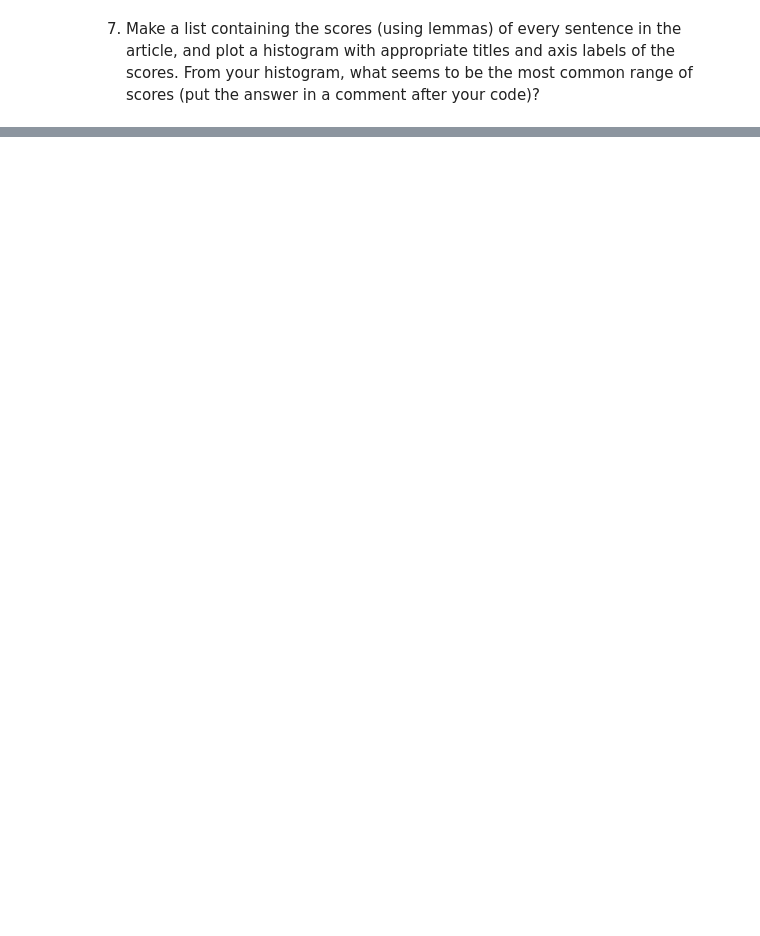
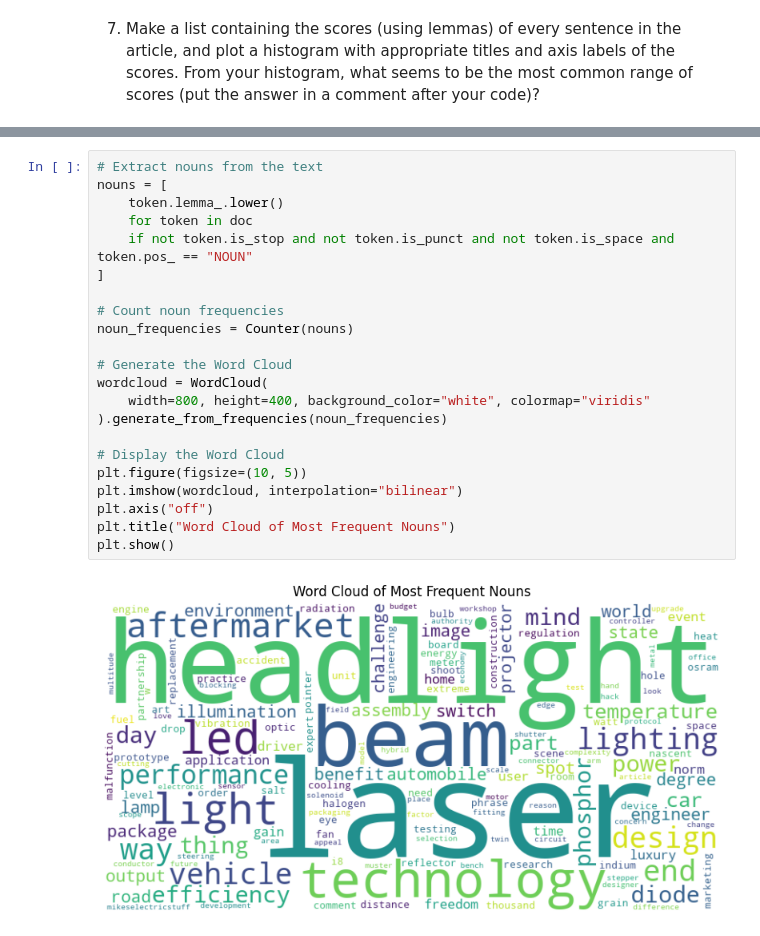
Before and after one commit to JBtallgrass/web-scraping, a Jupyter notebook: web-scraping.ipynb, the cells around one changed output, grey strips where cells are left out. Drawn from its saved outputs; the diff is of its cells as text; blank space fills up the shorter version.

```diff
--- a/web-scraping.ipynb
+++ b/web-scraping.ipynb
@@ -123,0 +383,24 @@ You may find some of the code from the in class notes useful; feel free to use m
+# %%
+# Extract nouns from the text
+nouns = [
+    token.lemma_.lower()
+    for token in doc
+    if not token.is_stop and not token.is_punct and not token.is_space and token.pos_ == "NOUN"
+]
+
+# Count noun frequencies
+noun_frequencies = Counter(nouns)
+
+# Generate the Word Cloud
+wordcloud = WordCloud(
+    width=800, height=400, background_color="white", colormap="viridis"
+).generate_from_frequencies(noun_frequencies)
+
+# Display the Word Cloud
+plt.figure(figsize=(10, 5))
+plt.imshow(wordcloud, interpolation="bilinear")
+plt.axis("off")
+plt.title("Word Cloud of Most Frequent Nouns")
+plt.show()
+# %% [output]
+[figure, added]
```
Also changed, not shown: parts of 10 cells of this notebook.
